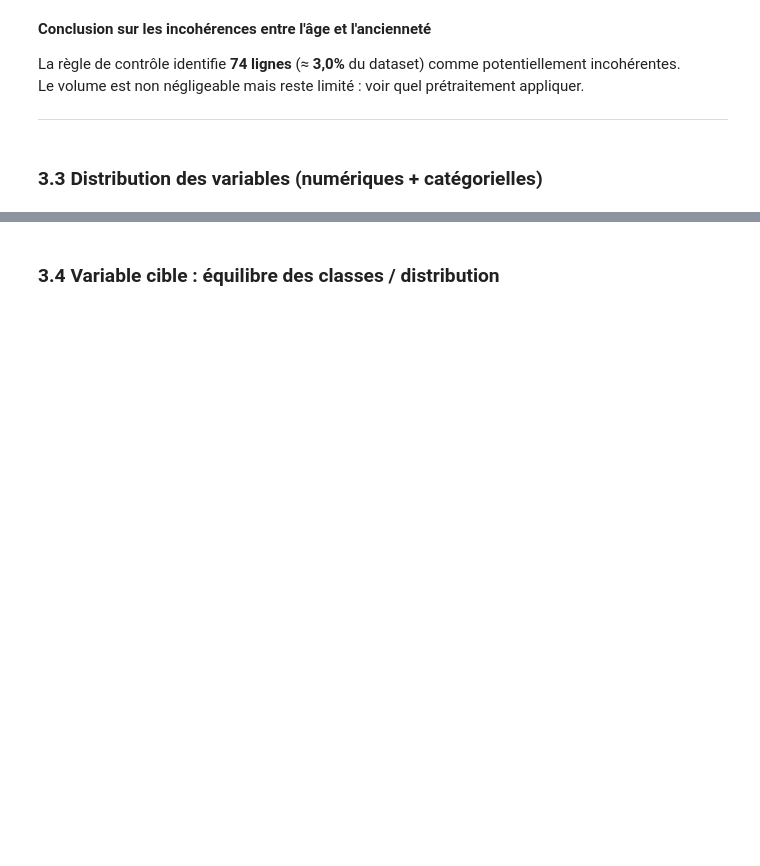
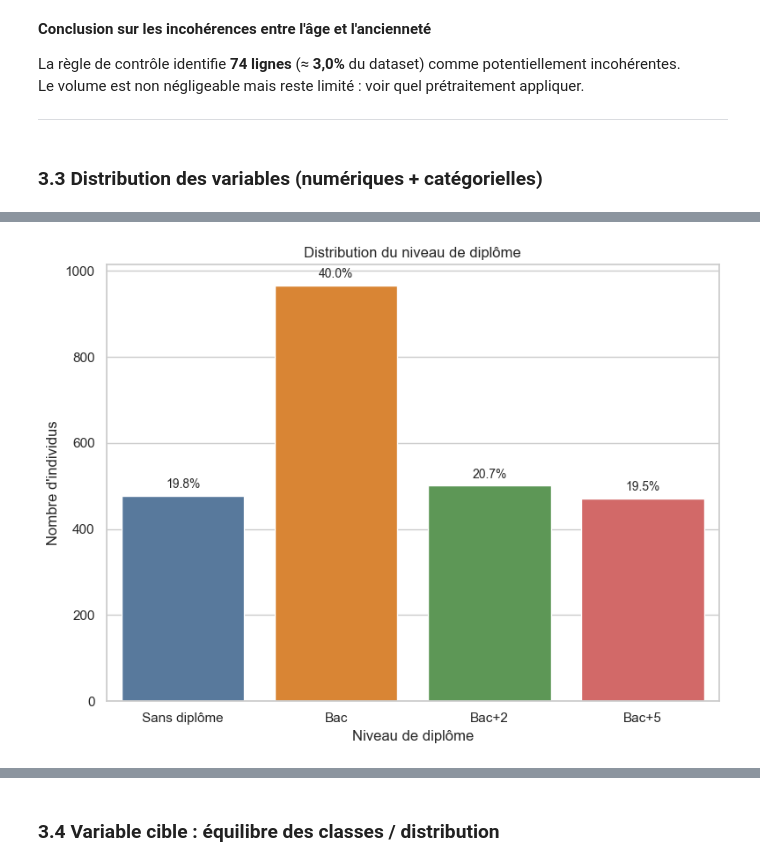
Before and after one commit to rbatos/Cas_usage_certif, a Jupyter notebook: notebooks/matrice-notebook-romain.ipynb, the cells around one changed output, grey strips where cells are left out. Drawn from its saved outputs; the diff is of its cells as text; code cells hidden in the pictures; blank space fills up the shorter version.

```diff
--- a/notebooks/matrice-notebook-romain.ipynb
+++ b/notebooks/matrice-notebook-romain.ipynb
@@ -346,5 +357,44 @@ sns.pairplot(df, vars=["age", "anciennete_poste_ans"])
 # %%
 # Variables catégorielles => value_counts() (ou countplot)
-#TODO pour niveau_diplome, est_allocataire, nationalite_hors_ue, classe_retour_emploi
+
+ordre_diplome = ["Sans diplôme", "Bac", "Bac+2", "Bac+5"]
+couleurs = ["#4C78A8", "#F58518", "#54A24B", "#E45756"]
+
+fig, axes = plt.subplots(figsize=(8, 6))
+sns.countplot(
+    data=df,
+    x="niveau_diplome",
+    order=ordre_diplome,
+    hue="niveau_diplome",
+    hue_order=ordre_diplome,
+    palette=couleurs,
+    dodge=False,
+    ax=axes,
+    legend=False
+)
+axes.set_title("Distribution du niveau de diplôme")
+axes.set_xlabel("Niveau de diplôme")
+axes.set_ylabel("Nombre d'individus")
+
+# Affichage des pourcentages au-dessus des barres
+total = df["niveau_diplome"].notna().sum()
+for p in axes.patches:
+    height = p.get_height()
+    if height > 0:
+        pct = 100 * height / total
+        axes.annotate(
+            f"{pct:.1f}%",
+            (p.get_x() + p.get_width() / 2, height),
+            ha="center",
+            va="bottom",
+            fontsize=10,
+            xytext=(0, 4),
+            textcoords="offset points"
+        )
+
+plt.tight_layout()
+plt.show()
+# %% [output]
+[figure, added]
 # %%
 # Relations entre variables numériques
```
Also changed, not shown: parts of 10 cells of this notebook, 1 other file.
